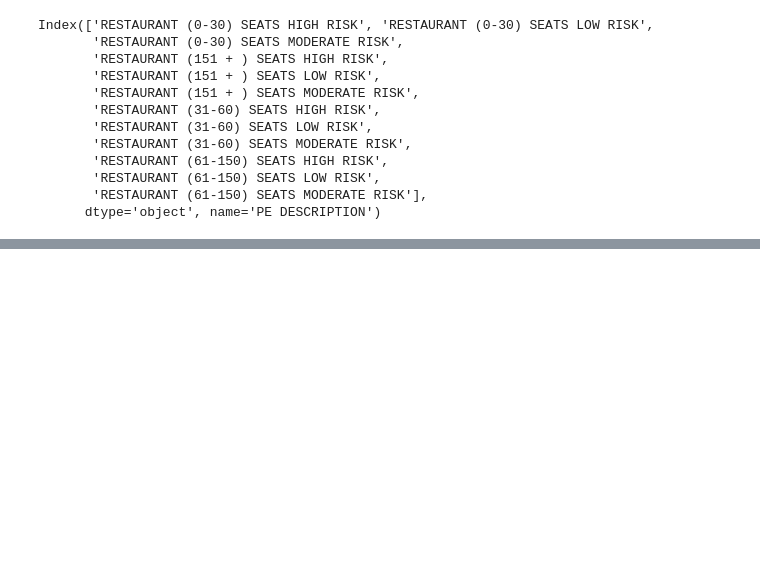
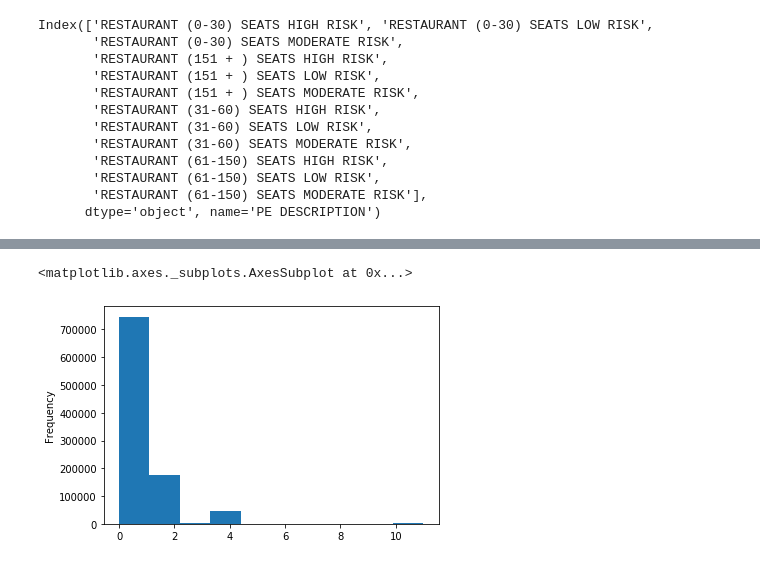
Before and after one commit to mcarter-00/Rats-in-the-Restaurants, a Jupyter notebook: Rats in the restaurant _ exploration.ipynb, the cells around one changed output, grey strips where cells are left out. Cells and saved outputs as stored; diff of their text form; code cells hidden in the pictures; blank space fills up the shorter version.

```diff
--- a/Rats in the restaurant _ dataframe.ipynb
+++ b/Rats in the restaurant _ exploration.ipynb
@@ -103,0 +230,4 @@ Index(['RESTAURANT (0-30) SEATS HIGH RISK', 'RESTAURANT (0-30) SEATS LOW RISK',
+# %%
+file_path = "Resources/LOS_ANGELES_COUNTY_RESTAURANT_AND_MARKET_VIOLATIONS.csv"
+violation_list_df = pd.read_csv(file_path,index_col=0)
+violation_list_df
@@ -103,0 +296,6 @@ Index(['RESTAURANT (0-30) SEATS HIGH RISK', 'RESTAURANT (0-30) SEATS LOW RISK',
+# %%
+#histogram of the points distributions
+violation_list_df['POINTS'].plot(kind='hist')
+# %% [output]
+<matplotlib.axes._subplots.AxesSubplot at 0x...>
+[figure, added]
```
Also changed, not shown: parts of 19 cells of this notebook, 1 other file.
